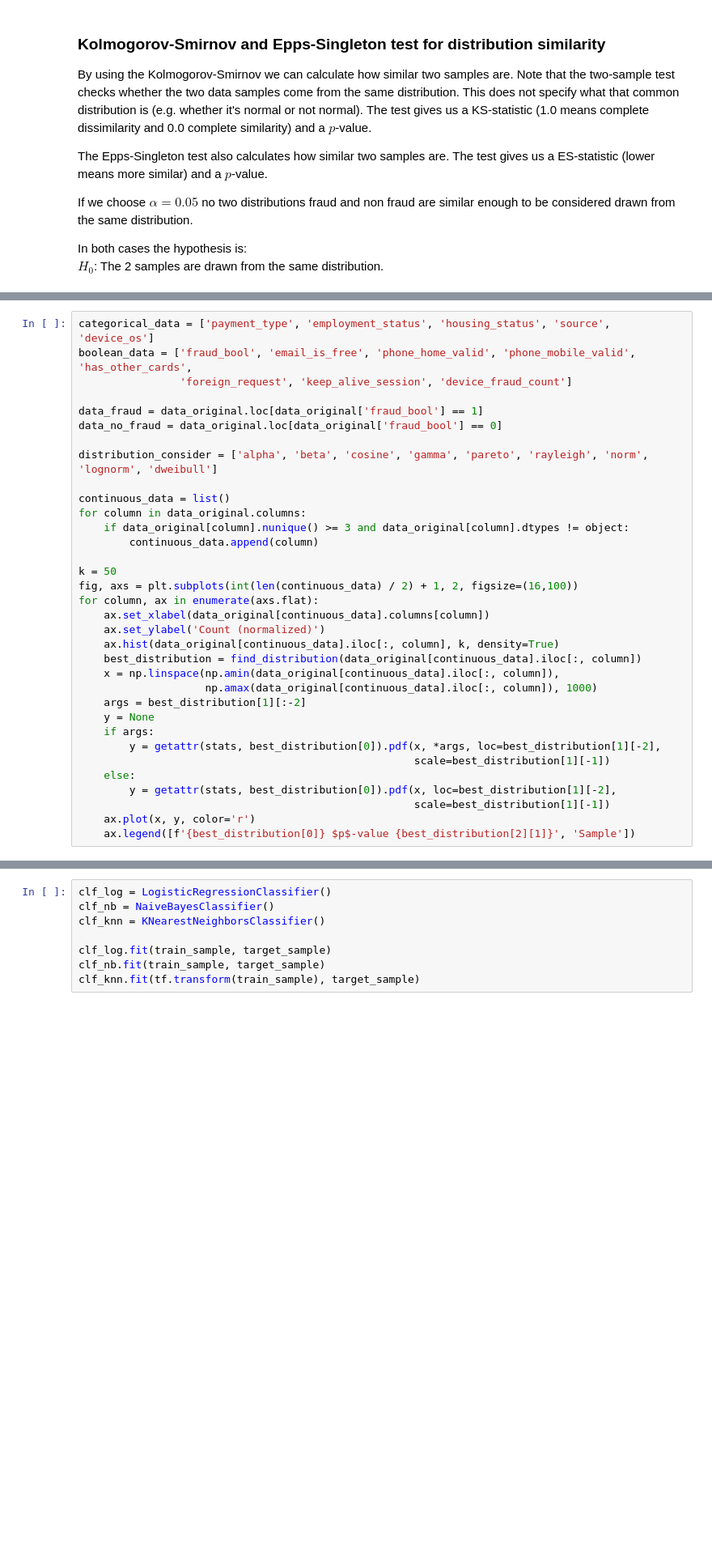
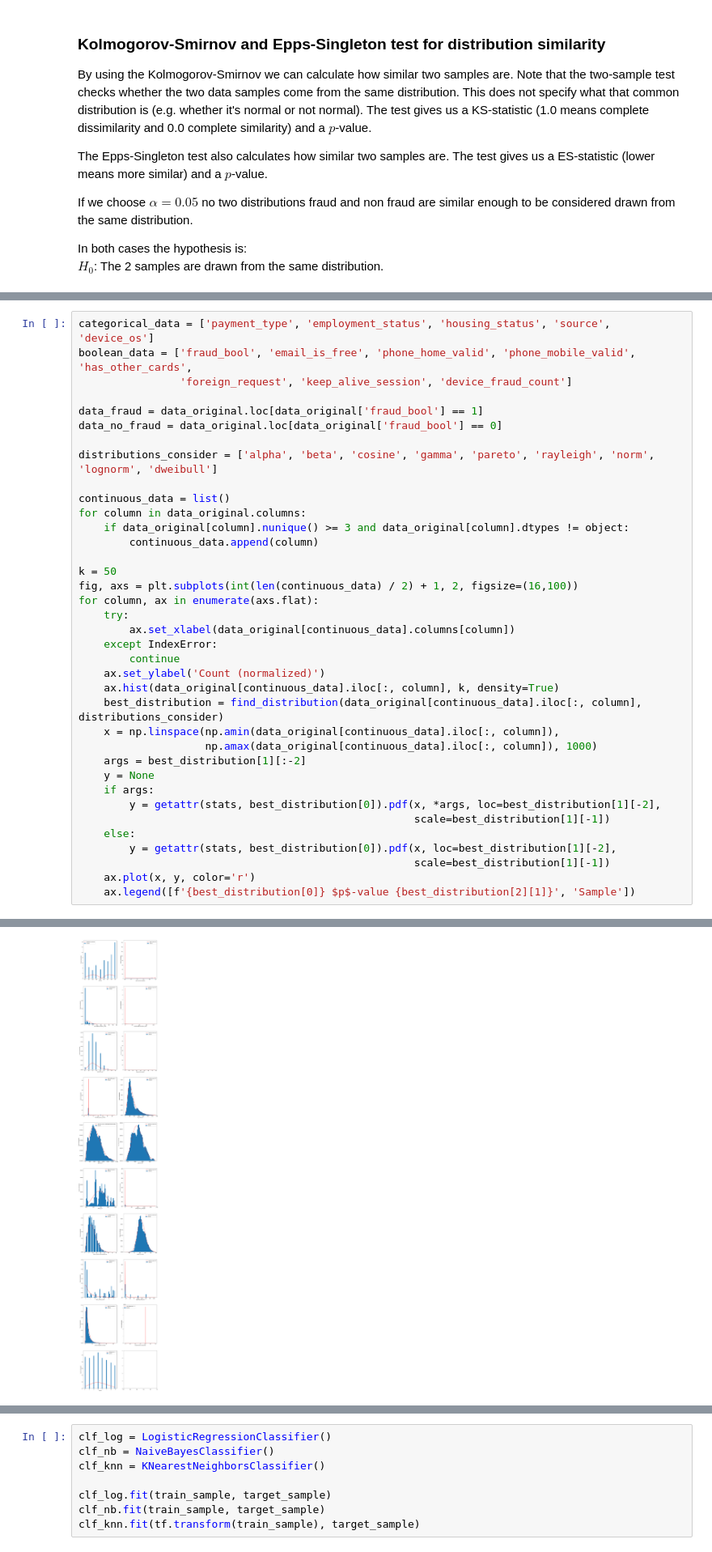
Before and after one commit to DanielDM325/SDA-Project, a Jupyter notebook: main.ipynb, the cells around one changed output, grey strips where cells are left out. Shown at 81% size. Saved outputs shown, nothing was run; the diff lists cells and outputs as text; blank space fills up the shorter version.

```diff
--- a/main.ipynb
+++ b/main.ipynb
@@ -256,7 +321,7 @@ boolean_data = ['fraud_bool', 'email_is_free', 'phone_home_valid', 'phone_mobile
 data_fraud = data_original.loc[data_original['fraud_bool'] == 1]
 data_no_fraud = data_original.loc[data_original['fraud_bool'] == 0]
 
-distribution_consider = ['alpha', 'beta', 'cosine', 'gamma', 'pareto', 'rayleigh', 'norm', 'lognorm', 'dweibull']
+distributions_consider = ['alpha', 'beta', 'cosine', 'gamma', 'pareto', 'rayleigh', 'norm', 'lognorm', 'dweibull']
 
 continuous_data = list()
 for column in data_original.columns:
@@ -266,10 +331,13 @@ for column in data_original.columns:
 k = 50
 fig, axs = plt.subplots(int(len(continuous_data) / 2) + 1, 2, figsize=(16,100))
 for column, ax in enumerate(axs.flat):
-    ax.set_xlabel(data_original[continuous_data].columns[column])
+    try:
+        ax.set_xlabel(data_original[continuous_data].columns[column])
+    except IndexError:
+        continue
     ax.set_ylabel('Count (normalized)')
     ax.hist(data_original[continuous_data].iloc[:, column], k, density=True)
-    best_distribution = find_distribution(data_original[continuous_data].iloc[:, column])
+    best_distribution = find_distribution(data_original[continuous_data].iloc[:, column], distributions_consider)
     x = np.linspace(np.amin(data_original[continuous_data].iloc[:, column]),
                     np.amax(data_original[continuous_data].iloc[:, column]), 1000)
     args = best_distribution[1][:-2]
@@ -282,3 +350,4 @@ for column, ax in enumerate(axs.flat):
                                                      scale=best_distribution[1][-1])
     ax.plot(x, y, color='r')
     ax.legend([f'{best_distribution[0]} $p$-value {best_distribution[2][1]}', 'Sample'])
+# %% [output]
@@ -284,0 +361 @@ for column, ax in enumerate(axs.flat):
+[figure, added]
```
Also changed, not shown: parts of 18 cells of this notebook.
